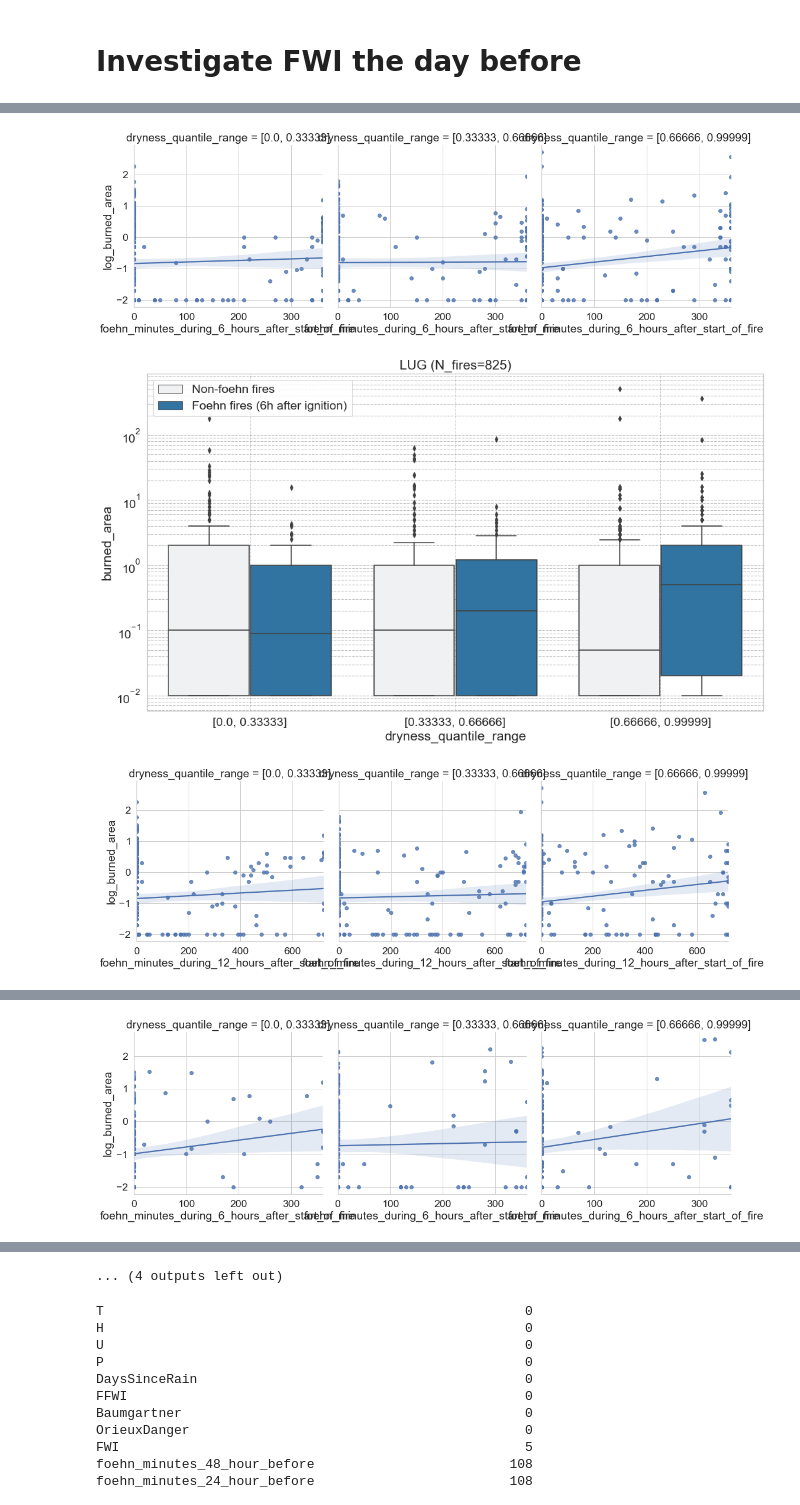
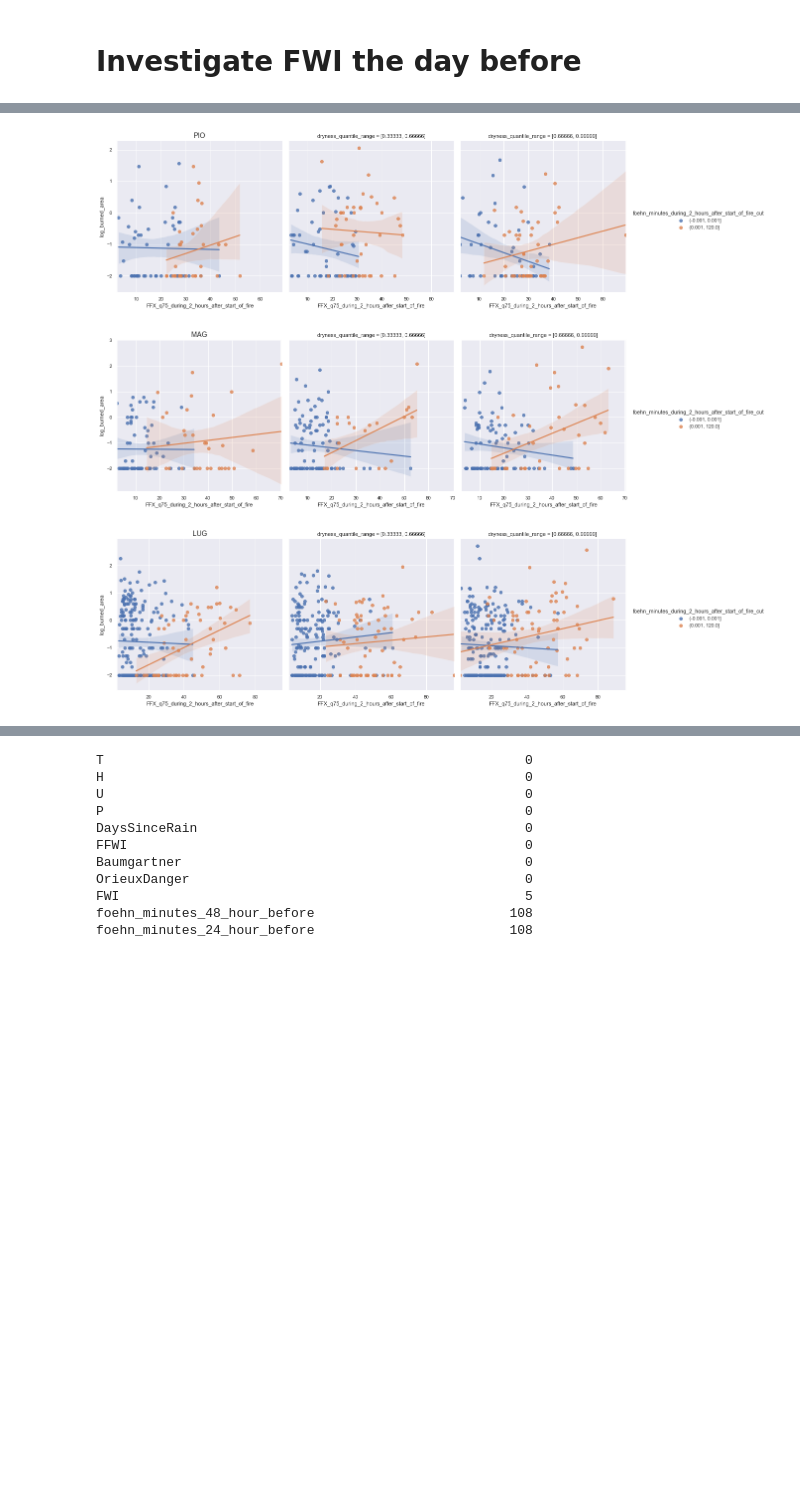
Before and after one commit to ch-mon/foehn-fire-impact, a Jupyter notebook: notebooks/03_modelling/prediction_models.ipynb, the cells around one changed output, grey strips where cells are left out. Drawn from its saved outputs; the diff is of its cells as text; code cells hidden in the pictures; blank space fills up the shorter version.

Commit message:
Additional analysis and data preprocessing added upon feedback from WSL experts

```diff
--- a/notebooks/03_modelling/prediction_models.ipynb
+++ b/notebooks/03_modelling/prediction_models.ipynb
@@ -101,7 +101,7 @@ for station in (set(df_fires["abbreviation"].unique())- {"ROB"}):
         continue
 
     df_local_indices = df_indices.loc[df_indices["abbreviation"]==station, :].set_index("date", verify_integrity=True)
-    df_local_indices["FWI_day_before"] = df_local_indices["FFMC"].shift(periods=1, freq="D")
+    df_local_indices["FWI_day_before"] = df_local_indices["FWI"].shift(periods=1, freq="D")
 
     df_local_fires = df_fires.loc[df_fires["abbreviation"]==station, :].set_index("date")
 
@@ -130,60 +178,37 @@ for station in (set(df_fires["abbreviation"].unique())- {"ROB"}):
 # %%
-rows_list = []
-
 step_size = 0.33333
 quantiles = np.arange(0,0.999, step_size)
-for station in (set(df_fires["abbreviation"].unique())- {"ROB"}):
-    #print(station)
+for station in (set(df_fires["abbreviation"].unique())):
 
-    if (df_indices["abbreviation"]==station).sum() == 0:
-        continue
-
-    df_local_indices = df_indices.loc[df_indices["abbreviation"]==station, :].set_index("date", verify_integrity=True)
+    if station == "MAG":
+        df_local_indices = df_indices.loc[df_indices["abbreviation"]=="OTL", :].set_index("date", verify_integrity=True)
+    else:
+        df_local_indices = df_indices.loc[df_indices["abbreviation"]==station, :].set_index("date", verify_integrity=True)
     df_local_indices["FWI_day_before"] = df_local_indices["FWI"].shift(periods=1, freq="D")
 
     df_local_fires = df_fires.loc[df_fires["abbreviation"]==station, :].set_index("date")
 
     if len(df_local_fires.index) < 100:
         continue
 
     df_local = df_local_fires.join(df_local_indices["FWI_day_before"], how="inner")
 
     order = []
     for i, p in enumerate(quantiles):
         order.append(f"[{p}, {p+step_size}]")
         df_local.loc[df_local["FWI_day_before"]>df_local["FWI_day_before"].quantile(p), "dryness_quantile_range"] = f"[{p}, {p+step_size}]"
 
-    for hours in [6, 12]:
+    for hours in [2]:
         foehn_variable = f"foehn_minutes_during_{hours}_hours_after_start_of_fire"
-        df_local_foehn = df_local.dropna(subset=[foehn_variable, "FWI_day_before"]).reset_index(drop=True)
+        FFX_variable = f"FFX_q75_during_{hours}_hours_after_start_of_fire"
+        df_local_foehn = df_local.dropna(subset=[foehn_variable,FFX_variable, "FWI_day_before"]).reset_index(drop=True)
+        df_local_foehn.loc[:, f"{foehn_variable}_cut"] = pd.cut(df_local_foehn.loc[:, foehn_variable], bins=[-0.001, 0.001, hours*60])
 
+        sns.set(font_scale = 0.9)
         df_local_foehn["log_burned_area"] = np.log10(df_local_foehn["burned_area"])
-        sns.lmplot(x=foehn_variable, y="log_burned_area", data=df_local_foehn, col="dryness_quantile_range", col_order=hue_order)
-        plt.figure()
-        df_local_foehn.loc[:, f"{foehn_variable}_cut"] = pd.cut(df_local_foehn.loc[:, foehn_variable], bins=[-0.001, 0.001, hours*60])
-        g = sns.boxplot(hue=f"{foehn_variable}_cut", y="burned_area", data=df_local_foehn, x="dryness_quantile_range", order=hue_order, color="tab:blue")
-        g.set_yscale("log")
-        plt.grid(True, which="both", ls="--", c='gray', alpha=0.5)
-        plt.title(f"{station} (N_fires={len(df_local_foehn.index)})")
-        L = plt.legend()
-        L.get_texts()[0].set_text('Non-foehn fires')
-        L.get_texts()[1].set_text(f'Foehn fires ({hours}h after ignition)')
-
-        #sns.lmplot(x=foehn_variable, y="burned_area", data=df_local_foehn, col="dry_day")
-
-#         for i, p in enumerate(percentiles):
-#             df_dry = df_local_foehn.loc[df_local_foehn["dry_day"]==i, :]
-#             slope_dict = {"station": station, "foehn_variable": foehn_variable, "N_fires": len(df_dry.index)}
-#             slope, intercept, _, _, _  = scipy.stats.linregress(x=df_dry[foehn_variable], y=df_dry["burned_area"])
-#             slope_dict["percentile"] = str(int(p*100))
-#             slope_dict["slope"] = slope
-
-#             rows_list.append(slope_dict)
-
-# df_slopes = pd.DataFrame(rows_list)
-# display(df_slopes)
-# sns.scatterplot(data=df_slopes, x="percentile", y="slope", hue="station")
+        b = sns.lmplot(x=FFX_variable, y="log_burned_area", data=df_local_foehn, col="dryness_quantile_range", col_order=order, hue=f"{foehn_variable}_cut")
+        b.axes[0,0].set_title(station, fontsize=14)
 # %% [output]
-[figure, old version]
+[figure, new version]
-[figure, old version]
+[figure, new version]
-[figure, old version]
+[figure, new version]
@@ -191 +215,0 @@ for station in (set(df_fires["abbreviation"].unique())- {"ROB"}):
-[figure, removed]
@@ -199,4 +216,3 @@ for station in (set(df_fires["abbreviation"].unique())- {"ROB"}):
-... (4 outputs left out)
 # %%
 from xgboost import XGBRegressor, XGBClassifier
 from sklearn.model_selection import train_test_split
```
Also changed, not shown: parts of 6 cells of this notebook, 10 other files.
